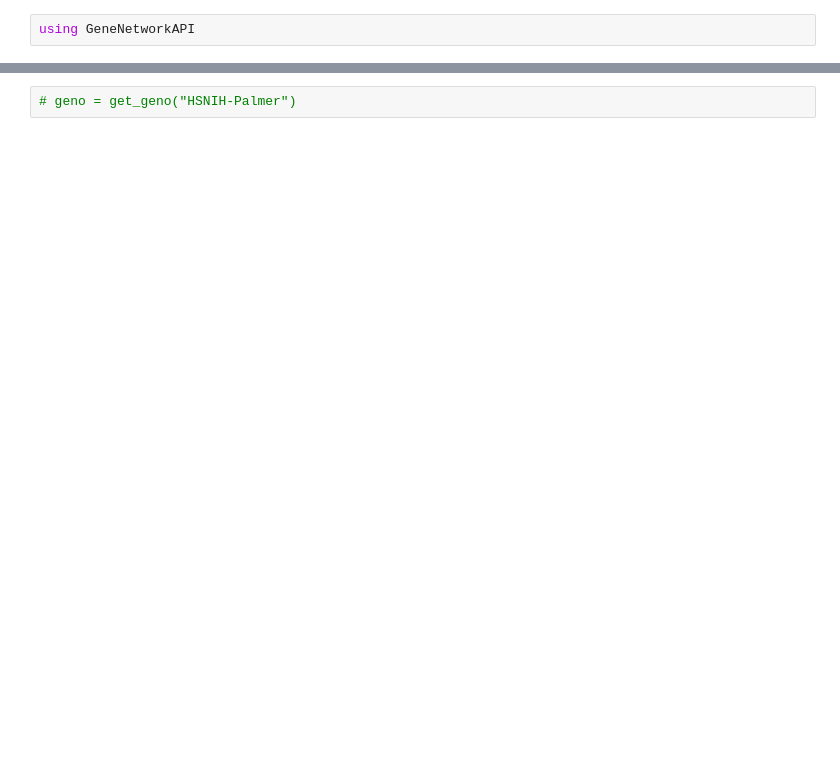
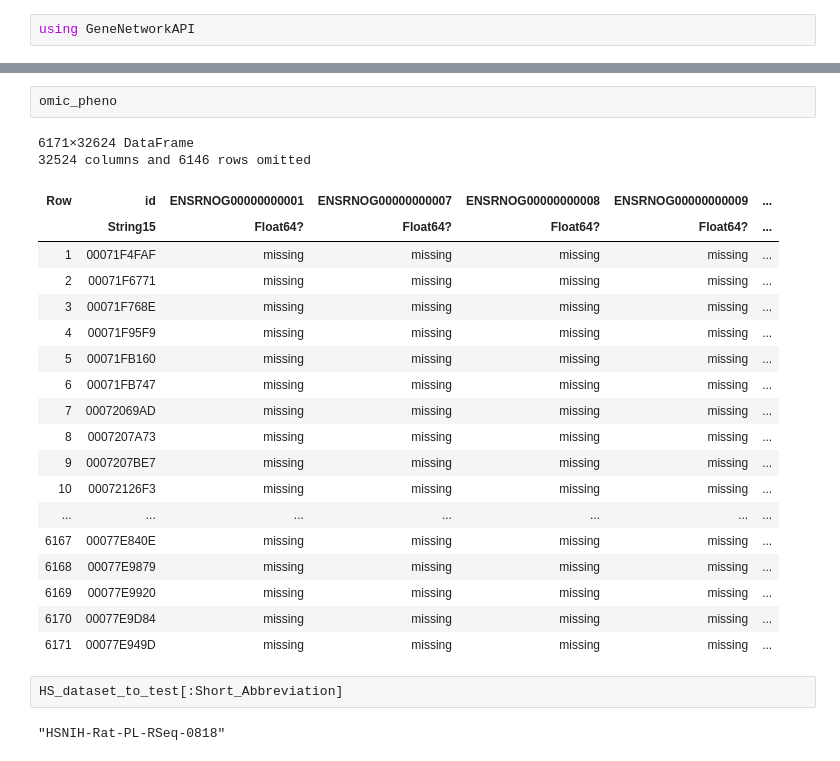
Before and after one commit to learningMalanya/BulkLMM_Analyses, a Jupyter notebook: HS-Palmer/Test_HS.ipynb, the cells around one changed output, grey strips where cells are left out. Saved outputs shown, nothing was run; the diff lists cells and outputs as text; blank space fills up the shorter version.

```diff
--- a/HS-Palmer/Test_HS.ipynb
+++ b/HS-Palmer/Test_HS.ipynb
@@ -28,2 +39,27 @@ LoadError: UndefVarError: get_omics not defined
-# %%
-# geno = get_geno("HSNIH-Palmer")
+# %%
+omic_pheno
+# %% [output]
+6171×32624 DataFrame
+32524 columns and 6146 rows omitted
+| Row | id | ENSRNOG00000000001 | ENSRNOG00000000007 | ENSRNOG00000000008 | ENSRNOG00000000009 | ... |
+|  | String15 | Float64? | Float64? | Float64? | Float64? | ... |
+| 1 | 00071F4FAF | missing | missing | missing | missing | ... |
+| 2 | 00071F6771 | missing | missing | missing | missing | ... |
+| 3 | 00071F768E | missing | missing | missing | missing | ... |
+| 4 | 00071F95F9 | missing | missing | missing | missing | ... |
+| 5 | 00071FB160 | missing | missing | missing | missing | ... |
+| 6 | 00071FB747 | missing | missing | missing | missing | ... |
+| 7 | 00072069AD | missing | missing | missing | missing | ... |
+| 8 | 0007207A73 | missing | missing | missing | missing | ... |
+| 9 | 0007207BE7 | missing | missing | missing | missing | ... |
+| 10 | 00072126F3 | missing | missing | missing | missing | ... |
+| ... | ... | ... | ... | ... | ... | ... |
+| 6167 | 00077E840E | missing | missing | missing | missing | ... |
+| 6168 | 00077E9879 | missing | missing | missing | missing | ... |
+| 6169 | 00077E9920 | missing | missing | missing | missing | ... |
+| 6170 | 00077E9D84 | missing | missing | missing | missing | ... |
+| 6171 | 00077E949D | missing | missing | missing | missing | ... |
+# %%
+HS_dataset_to_test[:Short_Abbreviation]
+# %% [output]
+"HSNIH-Rat-PL-RSeq-0818"
```
Also changed, not shown: parts of 17 cells of this notebook.
